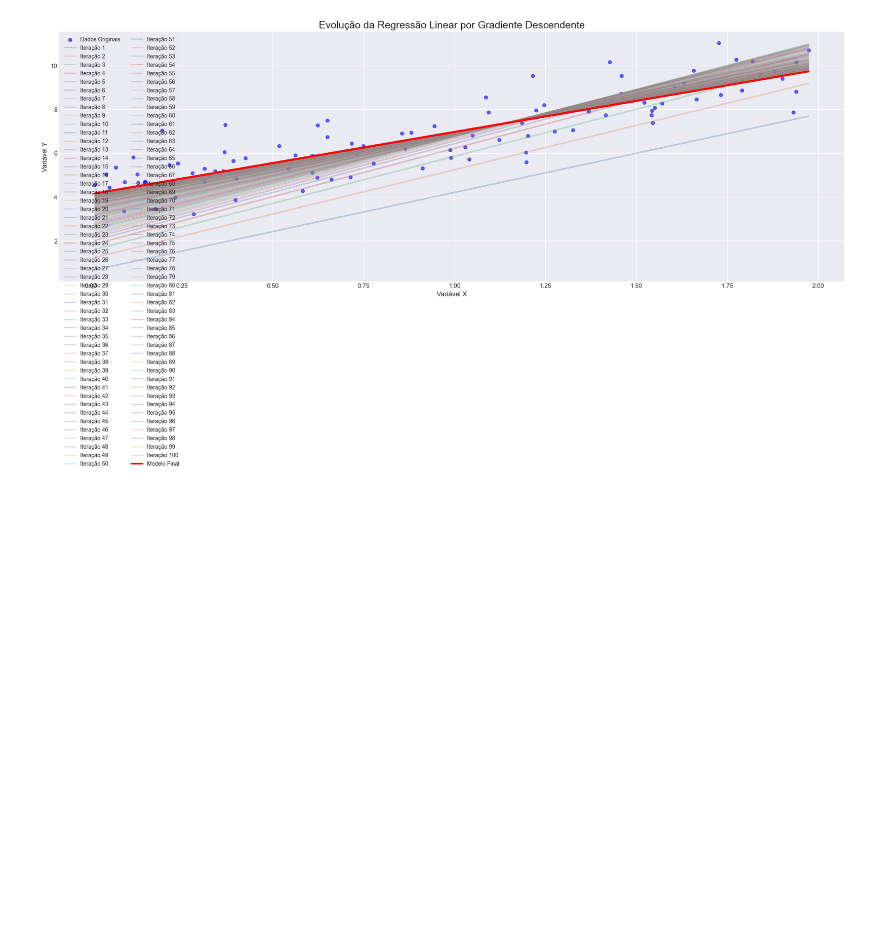
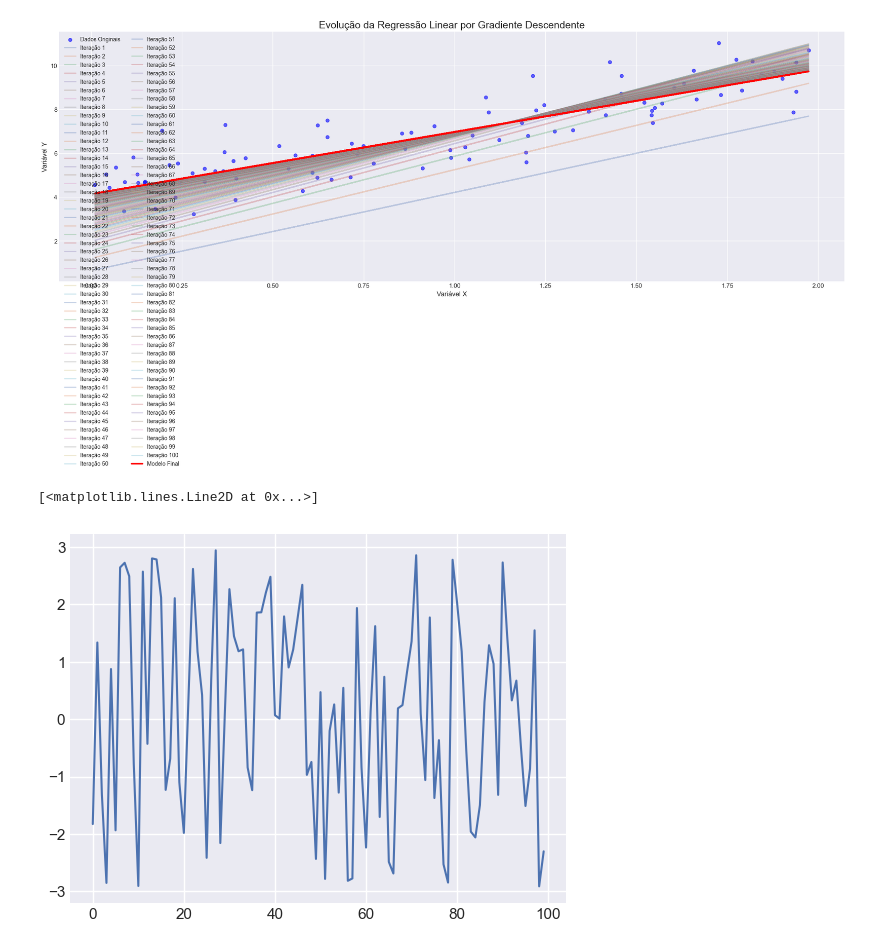
Before and after one commit to ludiemert/Classification_Regression_Models, a Jupyter notebook: 7_Classification_Regression_Models/Linear_Regression_1.ipynb, the cells around one changed output. Drawn from its saved outputs; the diff is of its cells as text; code cells hidden in the pictures; blank space fills up the shorter version.

```diff
--- a/7_Classification_Regression_Models/Linear_Regression_1.ipynb
+++ b/7_Classification_Regression_Models/Linear_Regression_1.ipynb
@@ -310,3 +310,7 @@ m = 100
 x = 6 * np.random.rand(m, 1) - 3
 # %%
 # ver o x tenho nmero de 3  a -3
+plt.plot(x)
+# %% [output]
+[<matplotlib.lines.Line2D at 0x...>]
+[figure, added]
```
Also changed, not shown: parts of 2 cells of this notebook, 1 other file.
